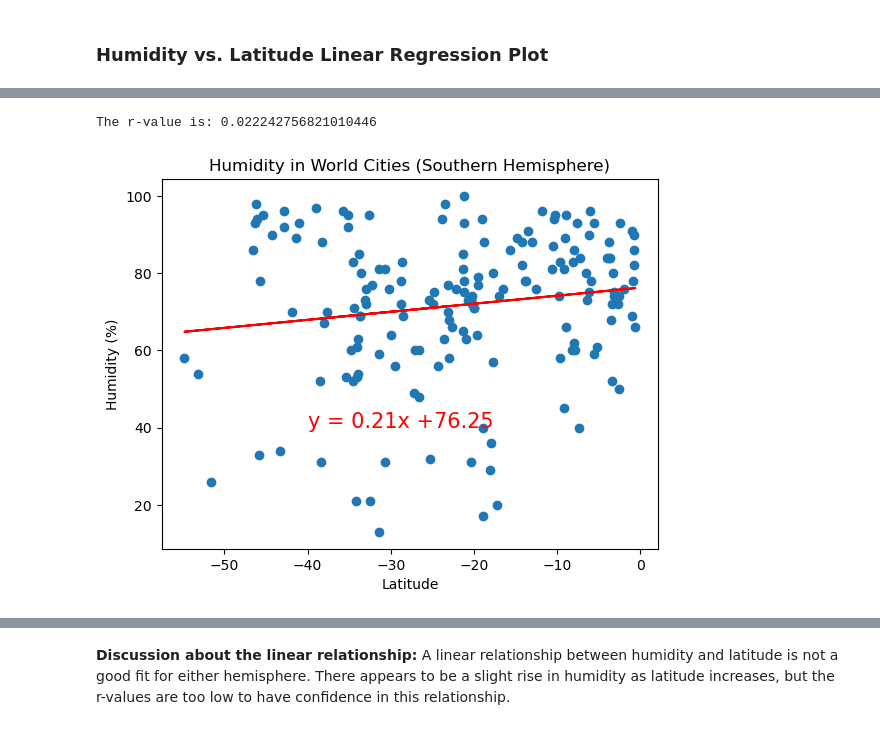
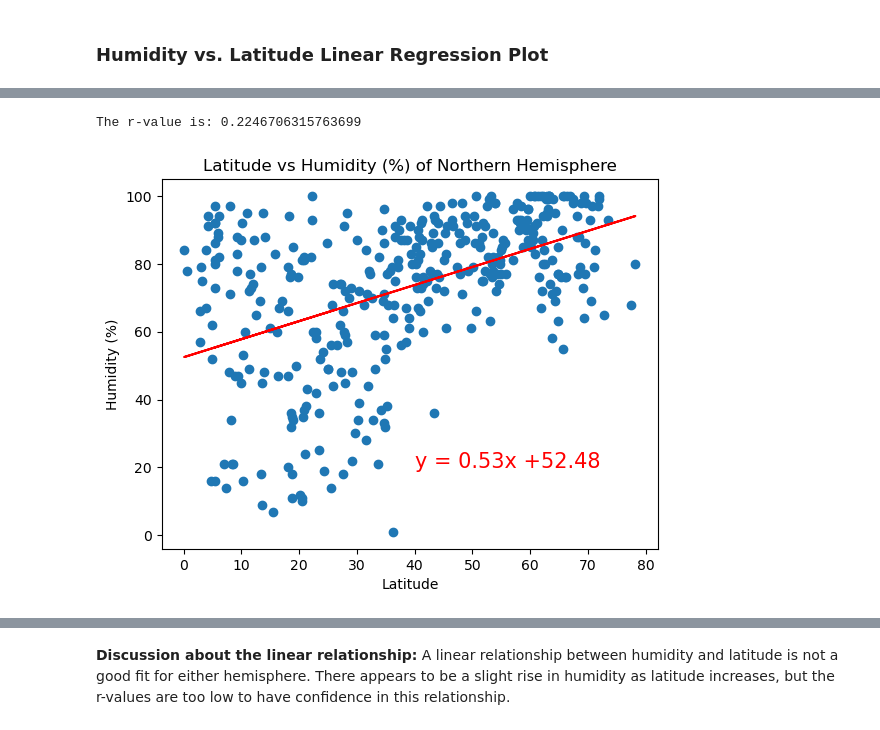
Before and after one commit to gamountainmama/python-api-challenge, a Jupyter notebook: WeatherPy/WeatherPy.ipynb, the cells around one changed output, grey strips where cells are left out. Saved outputs shown, nothing was run; the diff lists cells and outputs as text; code cells hidden in the pictures.

```diff
--- a/WeatherPy/WeatherPy.ipynb
+++ b/WeatherPy/WeatherPy.ipynb
@@ -385,25 +357,13 @@ The r-value is: 0.2470807472919432
-# %%
-# Southern Hemisphere
-(slope, intercept, rvalue, pvalue, stderr) = stats.linregress(southern_hemi_df["Lat"], southern_hemi_df["Humidity"])
-regress_values = southern_hemi_df["Lat"] * slope + intercept
-
-line_eq = "y = " + str(round(slope,2)) + "x +" + str(round(intercept,2))
-
-# Print r value
-print(f"The r-value is: {rvalue**2}")
-
-# Create Plot
-plt.scatter(southern_hemi_df["Lat"],southern_hemi_df["Humidity"])
-plt.plot(southern_hemi_df["Lat"],regress_values, color = "red")
-
-# Label plot and annotate the line equation
-plt.title("Humidity in World Cities (Southern Hemisphere)")
-plt.xlabel('Latitude')
-plt.ylabel('Humidity (%)')
-plt.annotate(line_eq,(-40,40),fontsize=15,color="red")
-
-# Show plot
-plt.show()
-# %% [output]
-The r-value is: 0.022242756821010446
-[figure, removed]
+# %%
+# Northern Hemisphere
+
+x_values = northern_hemi_df["Lat"]
+y_values = northern_hemi_df["Humidity"]
+hemi = "Northern Hemisphere"
+y_label = "Humidity (%)"
+coord = (40,20)
+
+lin_plot(x_values, y_values, hemi, y_label, coord)
+# %% [output]
+The r-value is: 0.2246706315763699
+[figure, added]
```
Also changed, not shown: parts of 27 cells of this notebook, 6 other files.
